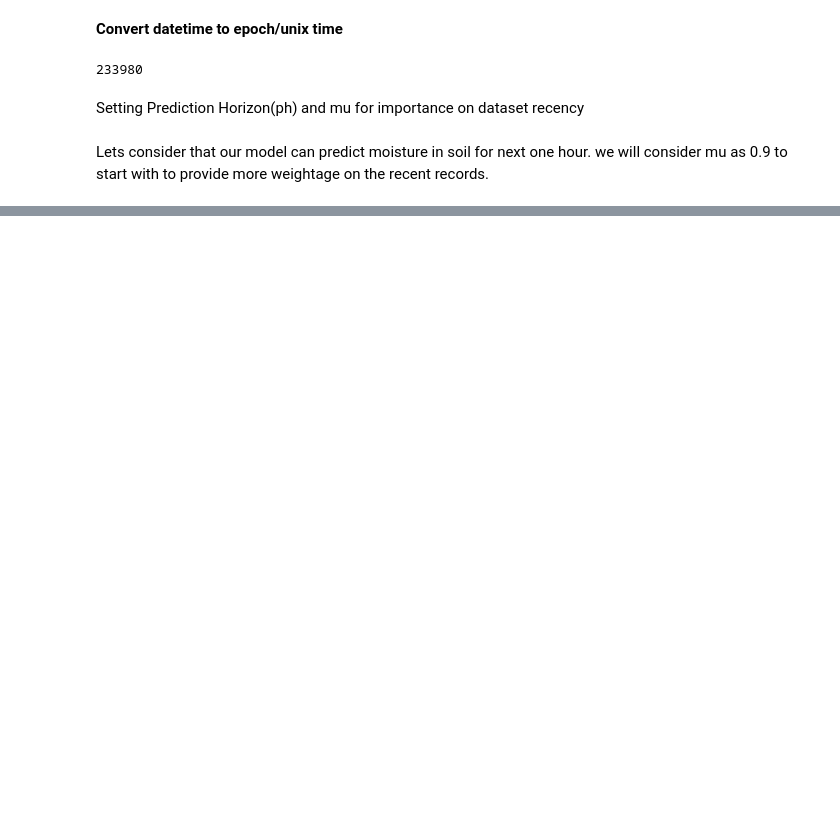
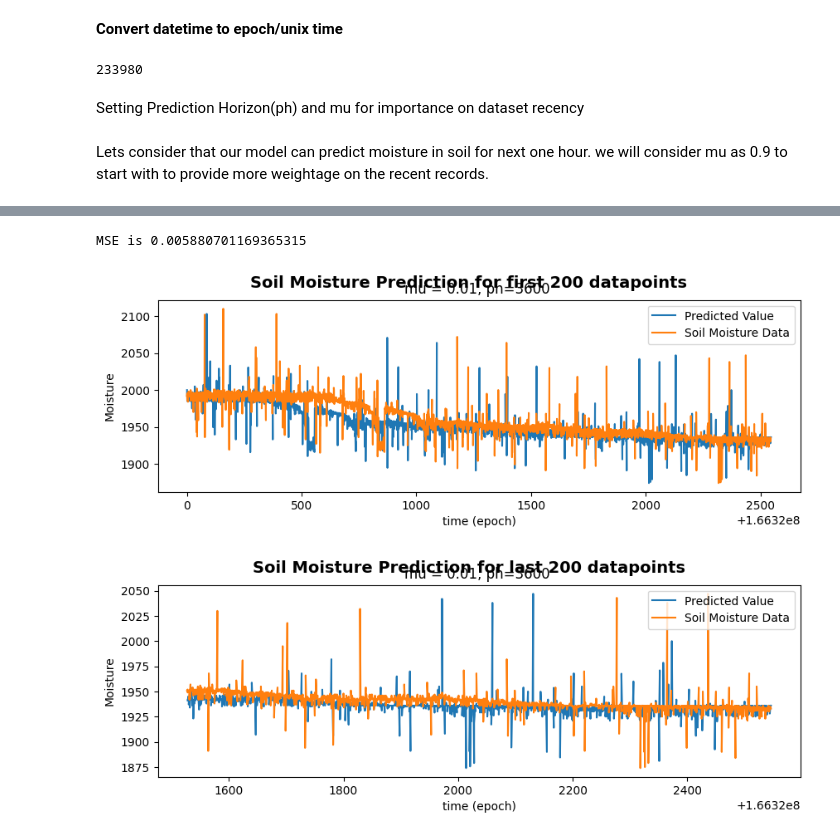
Before and after one commit to santausd/plant_health_assessment_model, a Jupyter notebook: AAI_530_A1_Group_1_IoT_Based_Crop_Monitoring_and_Health_Assessment.ipynb, the cells around one changed output, grey strips where cells are left out. Drawn from its saved outputs; the diff is of its cells as text; code cells hidden in the pictures; blank space fills up the shorter version.

```diff
--- a/AAI_530_A1_Group_1_IoT_Based_Crop_Monitoring_and_Health_Assessment.ipynb
+++ b/AAI_530_A1_Group_1_IoT_Based_Crop_Monitoring_and_Health_Assessment.ipynb
@@ -652,3 +653,9 @@ execute_model(mu,ts,ys)
 #Re-run prediction code for mu = 0.01
 mu=0.01
 execute_model(mu,ts,ys)
+# %%
+plot_result_mse(ts, ys, tp_pred, yp_pred)
+# %% [output]
+MSE is 0.005880701169365315
+[figure, added]
+[figure, added]
```
Also changed, not shown: parts of 10 cells of this notebook.
